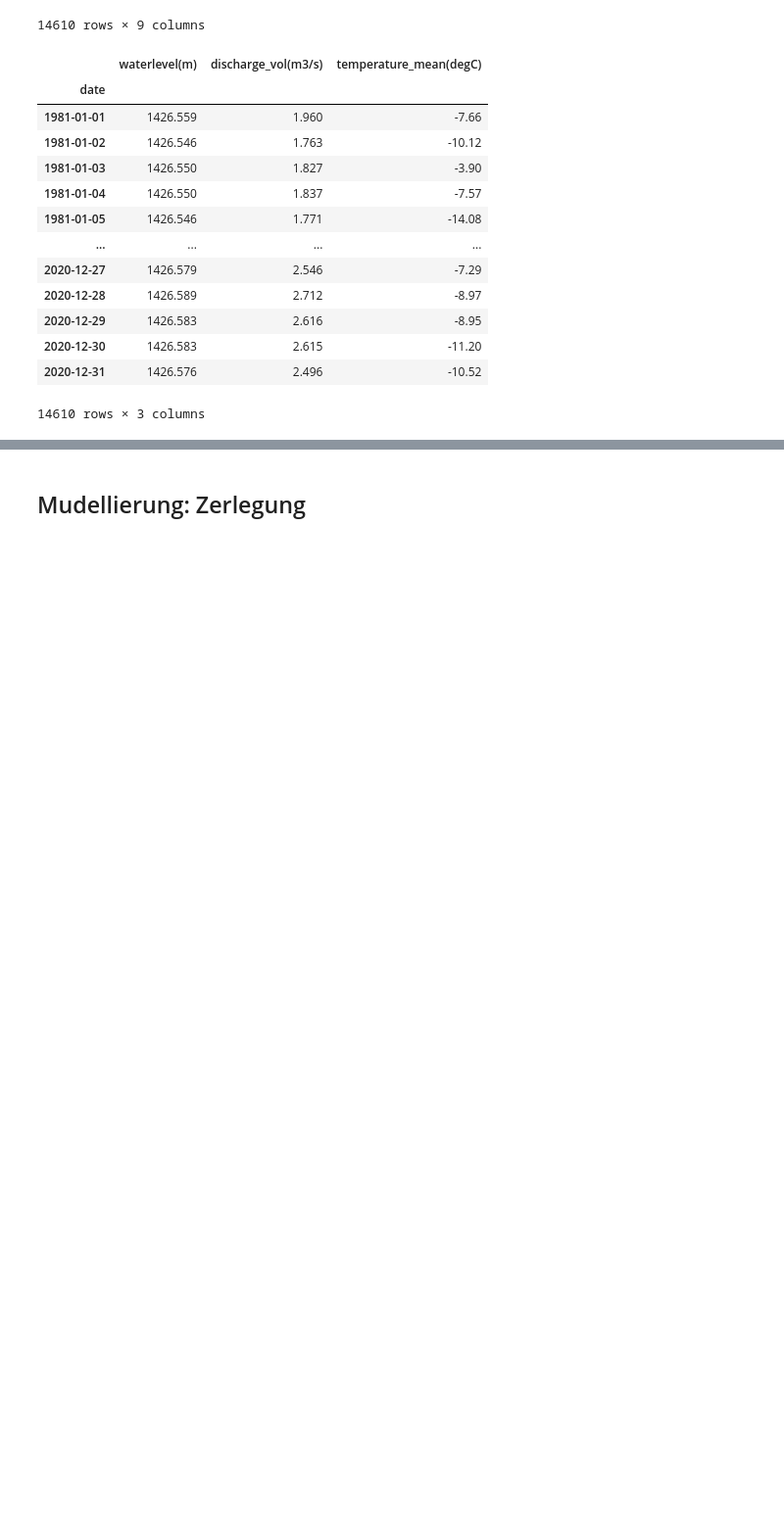
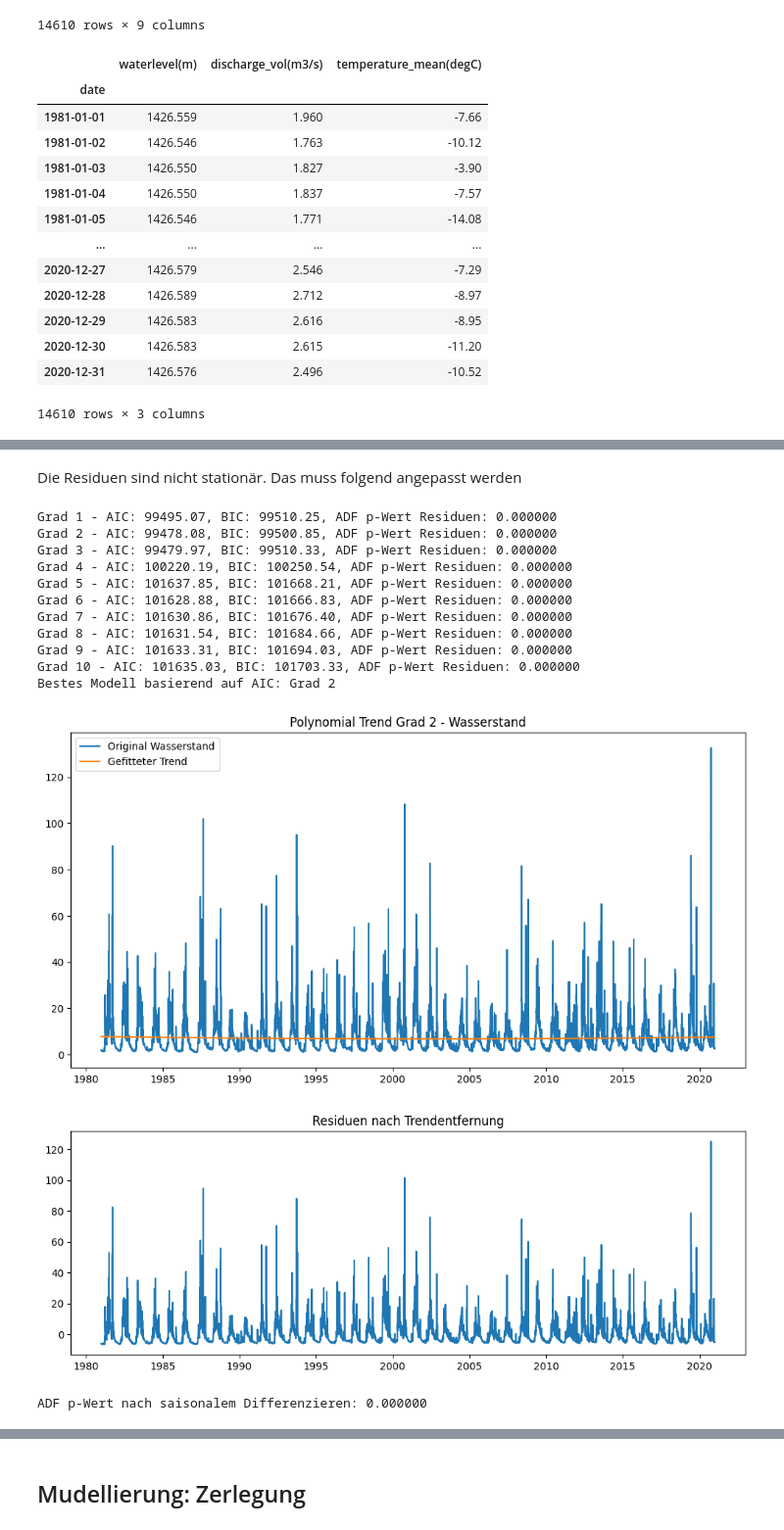
Before and after one commit to Sandra-Senn/spz_Wasserstand_analyse, a Jupyter notebook: notebooks/2_timeseries.ipynb, the cells around one changed output, grey strips where cells are left out. Shown at 98% size. Saved outputs shown, nothing was run; the diff lists cells and outputs as text; code cells hidden in the pictures; blank space fills up the shorter version.

```diff
--- a/notebooks/2_timeseries.ipynb
+++ b/notebooks/2_timeseries.ipynb
@@ -240,0 +358,80 @@ plot_seasonal_decompose_all(df_important_coef, period=365)
+# %% [markdown]
+Die Residuen sind nicht stationär. Das muss folgend angepasst werden
+# %%
+import statsmodels.api as sm
+
+# Polynomial-Regressions-Trend für 'discharge_vol(m3/s)'
+df = df_important_coef.copy()
+
+# Zeit als fortlaufender numerischer Index
+df['time_index'] = np.arange(len(df))
+
+# Wähle abhängig von Zielvariable, Beispiel hier für 'discharge_vol(m3/s)'
+y = df['discharge_vol(m3/s)'].dropna()
+X_base = df.loc[y.index, 'time_index']
+
+# Teste Polynomgrade 1 bis 10
+results = {}
+for degree in range(1, 11):
+    # Designmatrix für Polynomialfeatures erstellen
+    X_poly = np.column_stack([X_base**d for d in range(1, degree+1)])
+    X_poly = sm.add_constant(X_poly)
+
+    # Modell fitten
+    model = sm.OLS(y, X_poly).fit()
+
+    # Vorhersage des Trendanteils
+    trend_fit = model.predict(X_poly)
+
+    # Residuen = Originalwerte minus Trend
+    resid = y - trend_fit
+
+    # Test auf Stationarität mit ADF-Test
+    adf_result = adfuller(resid.dropna())
+    p_value = adf_result[1]
+
+    # Speichere Modell & p-Wert des ADF-Test
+    results[degree] = {'model': model, 'p_adf': p_value, 'residuals': resid}
+
+    print(f'Grad {degree} - AIC: {model.aic:.2f}, BIC: {model.bic:.2f}, ADF p-Wert Residuen: {p_value:.6f}')
+
+# Beispiel: Plot für bestes Modell (niedrigster AIC)
+best_degree = min(results, key=lambda d: results[d]['model'].aic)
+print(f'Bestes Modell basierend auf AIC: Grad {best_degree}')
+
+plt.figure(figsize=(12, 6))
+plt.plot(y.index, y, label='Original Wasserstand')
+plt.plot(y.index, results[best_degree]['model'].predict(sm.add_constant(np.column_stack([X_base**d for d in range(1, best_degree+1)]))), label='Gefitteter Trend')
+plt.legend()
+plt.title(f'Polynomial Trend Grad {best_degree} - Wasserstand')
+plt.show()
+
+# Optional: Reststruktur weiter analysieren
+resid_best = results[best_degree]['residuals']
+plt.figure(figsize=(12,4))
+plt.plot(resid_best.index, resid_best, label='Residuen')
+plt.title('Residuen nach Trendentfernung')
+plt.show()
+# %% [output]
+Grad 1 - AIC: 99495.07, BIC: 99510.25, ADF p-Wert Residuen: 0.000000
+Grad 2 - AIC: 99478.08, BIC: 99500.85, ADF p-Wert Residuen: 0.000000
+Grad 3 - AIC: 99479.97, BIC: 99510.33, ADF p-Wert Residuen: 0.000000
+Grad 4 - AIC: 100220.19, BIC: 100250.54, ADF p-Wert Residuen: 0.000000
+Grad 5 - AIC: 101637.85, BIC: 101668.21, ADF p-Wert Residuen: 0.000000
+Grad 6 - AIC: 101628.88, BIC: 101666.83, ADF p-Wert Residuen: 0.000000
+Grad 7 - AIC: 101630.86, BIC: 101676.40, ADF p-Wert Residuen: 0.000000
+Grad 8 - AIC: 101631.54, BIC: 101684.66, ADF p-Wert Residuen: 0.000000
+Grad 9 - AIC: 101633.31, BIC: 101694.03, ADF p-Wert Residuen: 0.000000
+Grad 10 - AIC: 101635.03, BIC: 101703.33, ADF p-Wert Residuen: 0.000000
+Bestes Modell basierend auf AIC: Grad 2
+[figure, added]
+[figure, added]
+# %%
+period = 365  # z.B. Periodenlänge eines Jahres
+resid_best = results[best_degree]['residuals']
+
+resid_seasonal_diff = resid_best.diff(period).dropna()
+adf_result_seasonal = adfuller(resid_seasonal_diff)
+print(f'ADF p-Wert nach saisonalem Differenzieren: {adf_result_seasonal[1]:.6f}')
+# %% [output]
+ADF p-Wert nach saisonalem Differenzieren: 0.000000
```
Also changed, not shown: parts of 20 cells of this notebook, 1 other file.
